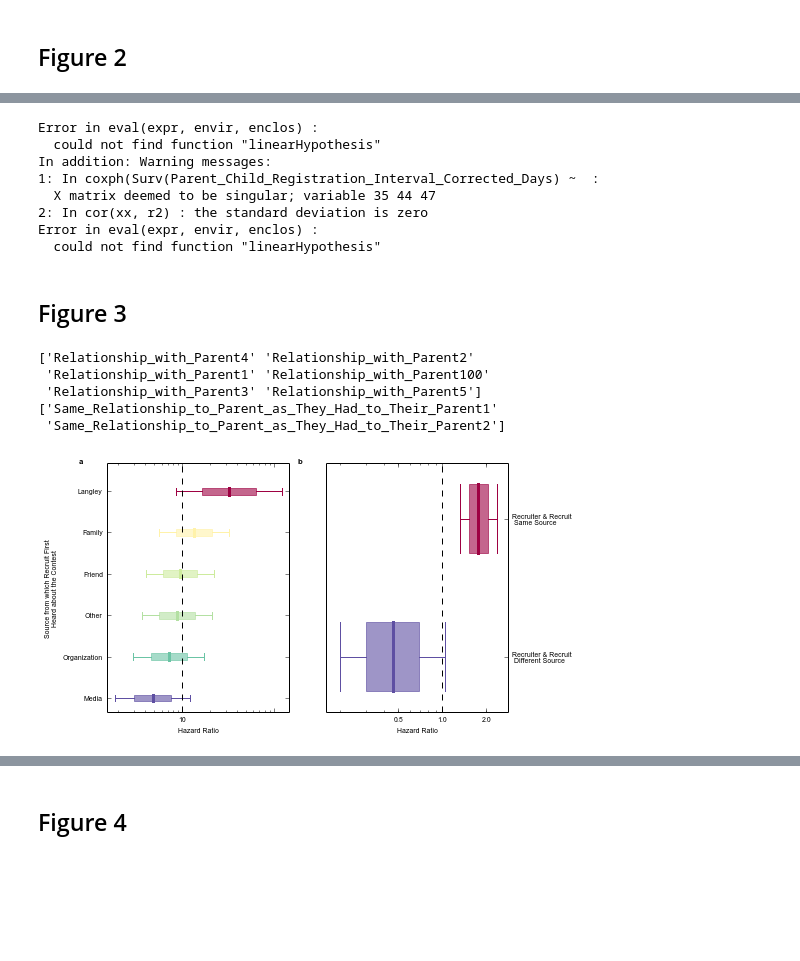
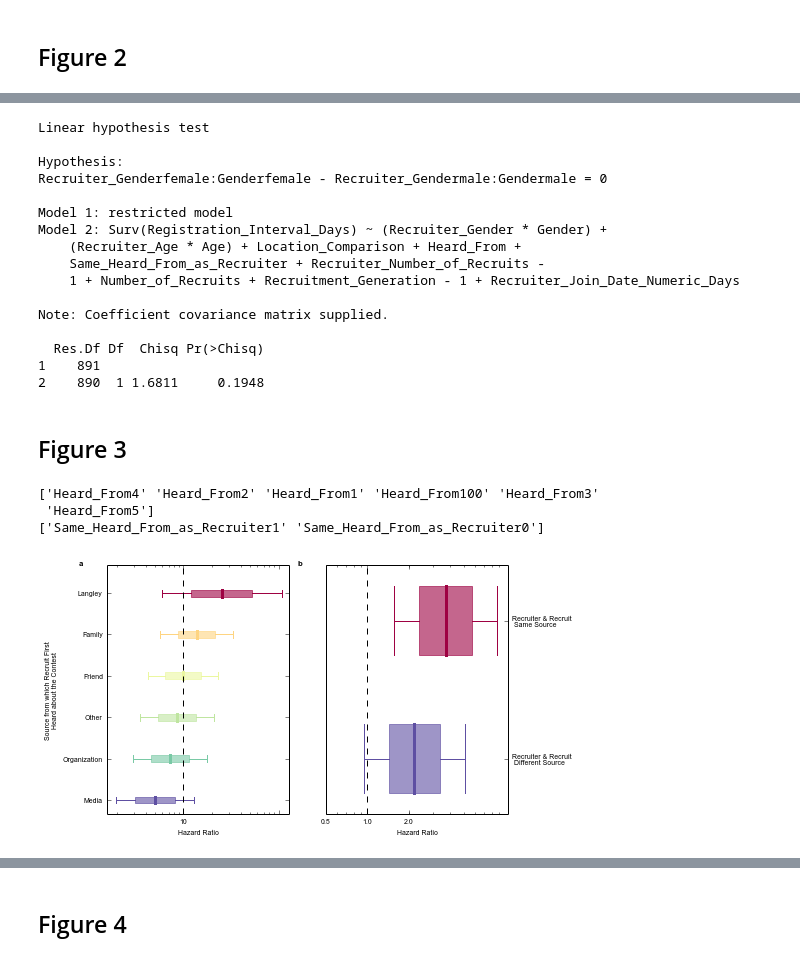
Before and after one commit to jeffalstott/Langley, a Jupyter notebook: Langley_Model.ipynb, the cells around one changed output, grey strips where cells are left out. Cells and saved outputs as stored; diff of their text form; code cells hidden in the pictures; blank space fills up the shorter version.

```diff
--- a/Langley_Model.ipynb
+++ b/Langley_Model.ipynb
@@ -285,7 +198,0 @@ with open('analysis.csv') as csvfile:
-# %%
-coef = asarray(coef)
-expcoef = asarray(expcoef)
-lower95 = asarray(lower95)
-upper95 = asarray(upper95)
-se = asarray(se)
-Langleylabels = asarray(labels)
@@ -383,11 +339,21 @@ def boxplot(middle, boxtop, boxbottom, whiskertop, whiskerbottom, label=None, co
         ax.set_ylim(min(whiskerbottom)*.8, max(whiskertop)*1.2)
     return ax
 # %%
+#Langleylabels = asarray(factor_labels)
+
+#coef = model_data['coef']
+#expcoef = model_data['expcoef']
+#lower95 = model_data['lower95']
+#upper95 = model_data['upper95']
+#se = model_data['se']
+#lowerse = exp(coef-se)
+#upperse = exp(coef+se)
+
 def Langleyboxplot(indices, **kwargs):
-    print(Langleylabels[indices])
-    ax = boxplot(expcoef[indices],
-        upperse[indices], lowerse[indices],
-        upper95[indices], lower95[indices],
+    print(factor_labels[indices])
+    ax = boxplot(model_data['expcoef'][indices],
+        exp(coef+se)[indices], exp(coef-se)[indices],
+        model_data['upper95'][indices], model_data['lower95'][indices],
         **kwargs)
     return ax
 # %% [markdown]
@@ -435,17 +401,25 @@ figures.append(fig)
 # %%
 %%R
-hypothesis = "Parent_Genderfemale:Genderfemale - Parent_Gendermale:Gendermale"
+hypothesis = "Recruiter_Genderfemale:Genderfemale - Recruiter_Gendermale:Gendermale"
 q = linearHypothesis(analysis, hypothesis, singular.ok=TRUE, vcov.=V)
 print(q)
 # %% [output]
-Error in eval(expr, envir, enclos) :
-  could not find function "linearHypothesis"
-In addition: Warning messages:
-1: In coxph(Surv(Parent_Child_Registration_Interval_Corrected_Days) ~  :
-  X matrix deemed to be singular; variable 35 44 47
-2: In cor(xx, r2) : the standard deviation is zero
-Error in eval(expr, envir, enclos) :
-  could not find function "linearHypothesis"
+Linear hypothesis test
+
+Hypothesis:
+Recruiter_Genderfemale:Genderfemale - Recruiter_Gendermale:Gendermale = 0
+
+Model 1: restricted model
+Model 2: Surv(Registration_Interval_Days) ~ (Recruiter_Gender * Gender) +
+    (Recruiter_Age * Age) + Location_Comparison + Heard_From +
+    Same_Heard_From_as_Recruiter + Recruiter_Number_of_Recruits -
+    1 + Number_of_Recruits + Recruitment_Generation - 1 + Recruiter_Join_Date_Numeric_Days
+
+Note: Coefficient covariance matrix supplied.
+
+  Res.Df Df  Chisq Pr(>Chisq)
+1    891
+2    890  1 1.6811     0.1948
 # %% [markdown]
 Figure 3
 ----
@@ -459,42 +433,38 @@ fig = figure(figsize=(figwidth, figwidth/1.618))
 annotate_coord = (-.15, 1)
 
 ax = fig.add_subplot(121)
 #l = ['Friend', 'Family', 'Organization', 'Langley', 'Media', 'Other']
 #slice_start = 14
 #slice_end = 20
 l = ['Langley', 'Family', 'Friend', 'Other', 'Organization','Media']
-indices = [17, 15, 14, 19, 16 , 18]
+indices = [18, 16, 15, 20, 17, 19]
 ax = Langleyboxplot(indices, label=l, spacing=3, ax=ax)
 ax.set_xticklabels([ax.get_xlim()[0], 1, 10])
 
 ylabel('Source from which Recruit First \nHeard about the Contest')
 ax.annotate("a", annotate_coord, xycoords="axes fraction",
              fontsize=8, fontweight='bold')
 
 ax = fig.add_subplot(122)
 l = ['Recruiter & Recruit\n Same Source', 'Recruiter & Recruit\n Different Source']
-slice_start = 12
-slice_end = 14
-ax = Langleyboxplot(range(slice_start, slice_end), label=l, ax=ax)
+ax = Langleyboxplot([22, 21], label=l, ax=ax)
 ax.yaxis.tick_right()
 
 ax.set_xticks([0.5, 1, 2])
 ax.get_xaxis().set_major_formatter(matplotlib.ticker.ScalarFormatter())
 
 ax.annotate("b", annotate_coord, xycoords="axes fraction",
              fontsize=8, fontweight='bold')
 
 
 #subplots_adjust(hspace=0.5)
 #suptitle("Figure %i"%fn)
 fn+=1
 figures.append(fig)
 # %% [output]
-['Relationship_with_Parent4' 'Relationship_with_Parent2'
- 'Relationship_with_Parent1' 'Relationship_with_Parent100'
- 'Relationship_with_Parent3' 'Relationship_with_Parent5']
-['Same_Relationship_to_Parent_as_They_Had_to_Their_Parent1'
- 'Same_Relationship_to_Parent_as_They_Had_to_Their_Parent2']
+['Heard_From4' 'Heard_From2' 'Heard_From1' 'Heard_From100' 'Heard_From3'
+ 'Heard_From5']
+['Same_Heard_From_as_Recruiter1' 'Same_Heard_From_as_Recruiter0']
-[figure, old version]
+[figure, new version]
 # %%
 %%R -o q
```
Also changed, not shown: parts of 19 cells of this notebook, 1 other file.
